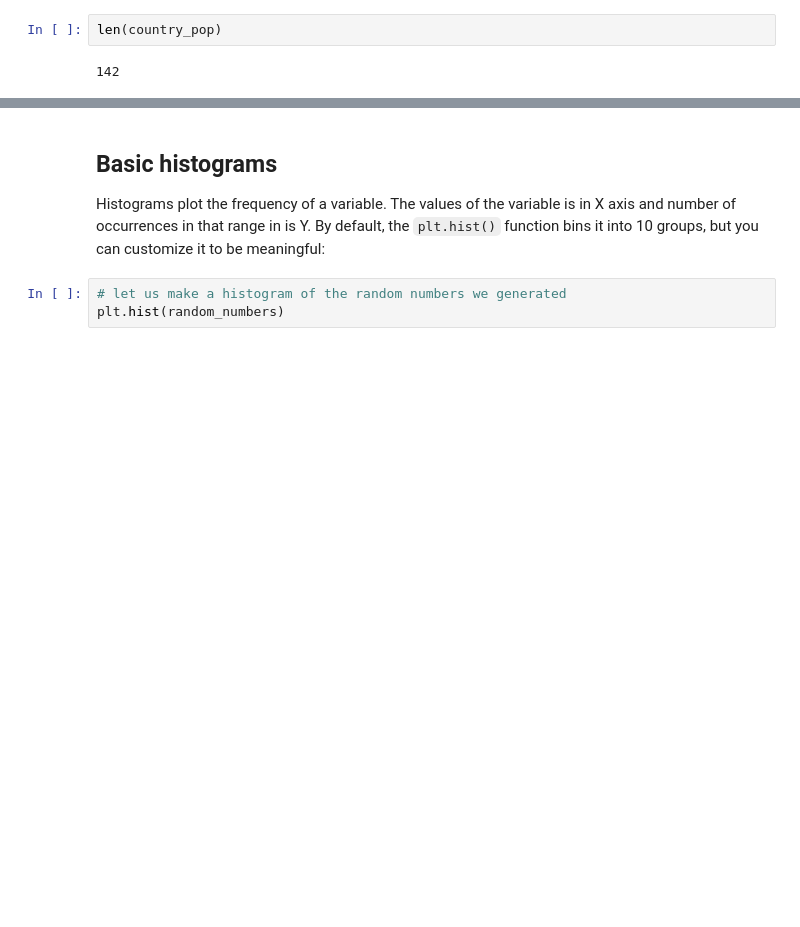
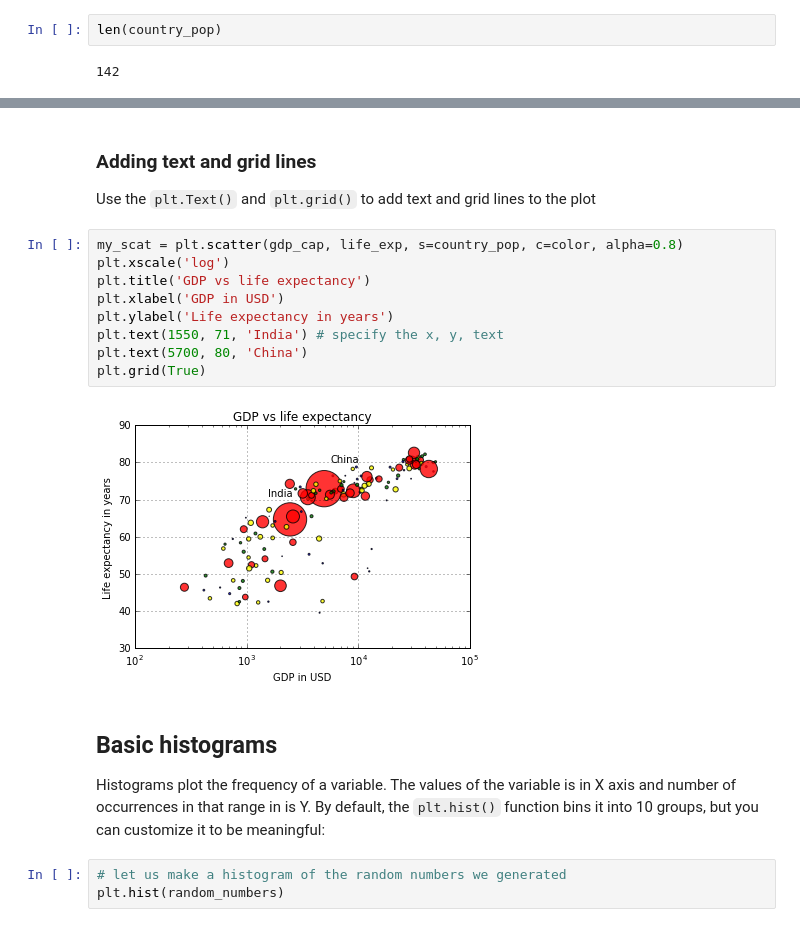
Before and after one commit to AtmaMani/pyChakras, a Jupyter notebook: data_viz/matplotlib_tutorial.ipynb, the cells around one changed output, grey strips where cells are left out. Saved outputs shown, nothing was run; the diff lists cells and outputs as text; blank space fills up the shorter version.

```diff
--- a/data_viz/matplotlib_tutorial.ipynb
+++ b/data_viz/matplotlib_tutorial.ipynb
@@ -157,3 +149,17 @@ plt.scatter(x,random_numbers)
+# %% [markdown]
+### Adding text and grid lines
+Use the `plt.Text()` and `plt.grid()` to add text and grid lines to the plot
+# %%
+my_scat = plt.scatter(gdp_cap, life_exp, s=country_pop, c=color, alpha=0.8)
+plt.xscale('log')
+plt.title('GDP vs life expectancy')
+plt.xlabel('GDP in USD')
+plt.ylabel('Life expectancy in years')
+plt.text(1550, 71, 'India') # specify the x, y, text
+plt.text(5700, 80, 'China')
+plt.grid(True)
+# %% [output]
+[figure, added]
 # %% [markdown]
 ## Basic histograms
 Histograms plot the frequency of a variable. The values of the variable is in X axis and number of occurrences in that range in is Y. By default, the `plt.hist()` function bins it into 10 groups, but you can customize it to be meaningful:
```
Also changed, not shown: parts of 19 cells of this notebook.
